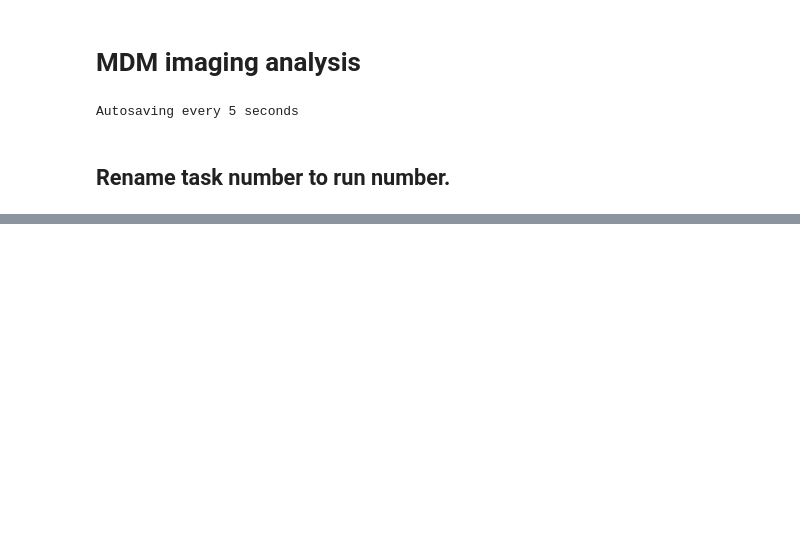
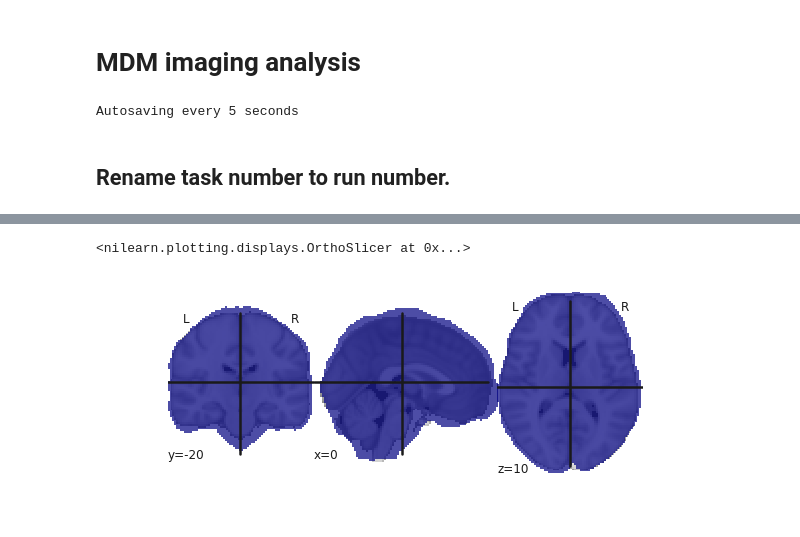
Before and after one commit to ruonanjia/mdm_imaging_analysis, a Jupyter notebook: mdm_imaging_glm.ipynb, the cells around one changed output, grey strips where cells are left out. Drawn from its saved outputs; the diff is of its cells as text; code cells hidden in the pictures; blank space fills up the shorter version.

```diff
--- a/mdm_imaging_glm.ipynb
+++ b/mdm_imaging_glm.ipynb
@@ -219,0 +250,6 @@ def load_whb_mask(sub, data_root):
+# %%
+mask_whb = load_whb_mask(2588,5)
+plotting.plot_roi(mask_whb)
+# %% [output]
+<nilearn.plotting.displays.OrthoSlicer at 0x...>
+[figure, added]
```
Also changed, not shown: parts of 18 cells of this notebook.
